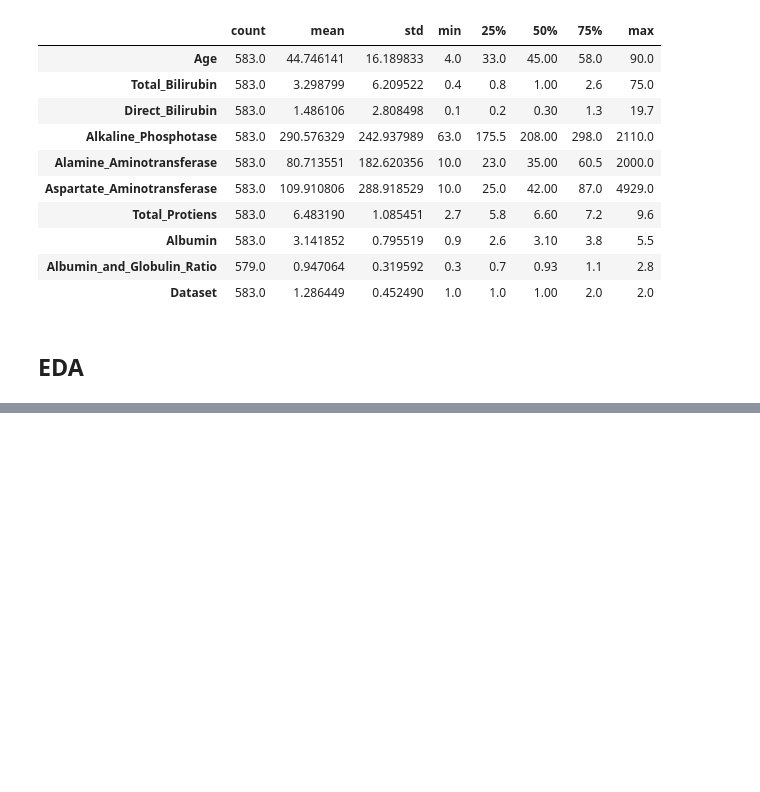
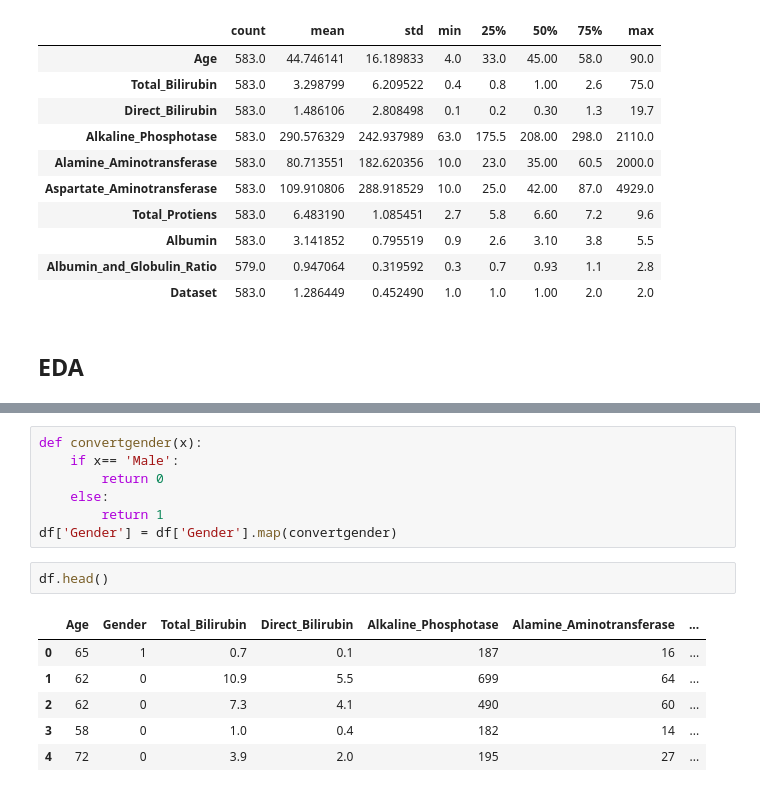
Before and after one commit to vikasjangidmk/Liver-Disease-Detection-with-ML-Evaluating-Multiple-Classification-Models, a Jupyter notebook: Liver.ipynb, the cells around one changed output, grey strips where cells are left out. Drawn from its saved outputs; the diff is of its cells as text; blank space fills up the shorter version.

```diff
--- a/Liver.ipynb
+++ b/Liver.ipynb
@@ -75,0 +160,16 @@ df.describe().T
+# %%
+def convertgender(x):
+    if x== 'Male':
+        return 0
+    else:
+        return 1
+df['Gender'] = df['Gender'].map(convertgender)
+# %%
+df.head()
+# %% [output]
+|  | Age | Gender | Total_Bilirubin | Direct_Bilirubin | Alkaline_Phosphotase | Alamine_Aminotransferase | ... |
+| 0 | 65 | 1 | 0.7 | 0.1 | 187 | 16 | ... |
+| 1 | 62 | 0 | 10.9 | 5.5 | 699 | 64 | ... |
+| 2 | 62 | 0 | 7.3 | 4.1 | 490 | 60 | ... |
+| 3 | 58 | 0 | 1.0 | 0.4 | 182 | 14 | ... |
+| 4 | 72 | 0 | 3.9 | 2.0 | 195 | 27 | ... |
```
Also changed, not shown: parts of 11 cells of this notebook.
